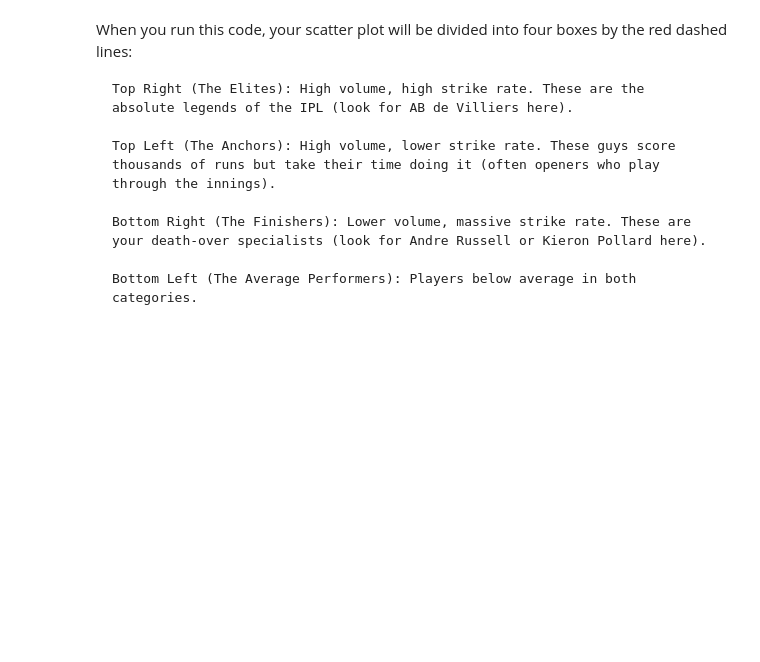
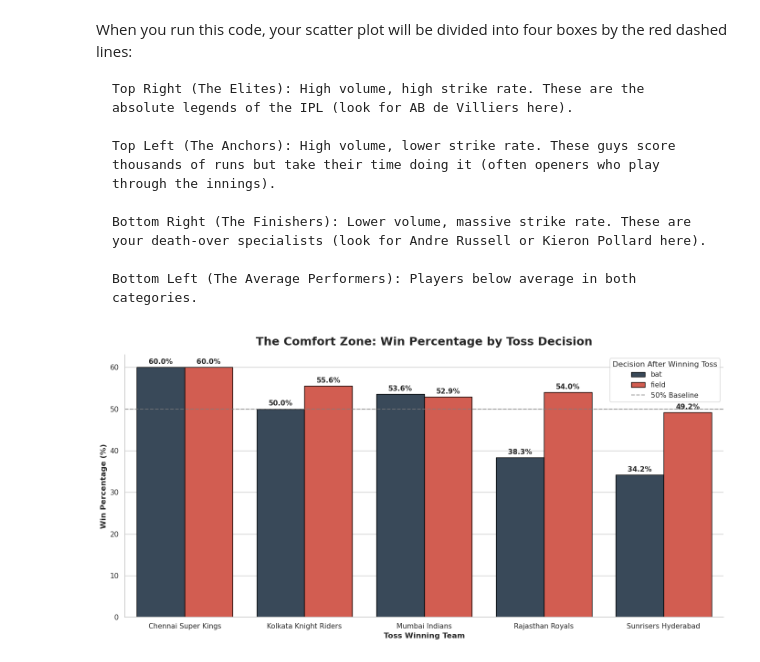
Before and after one commit to lyc0riz/IPL-crunch, a Jupyter notebook: notebooks/03_exploratory_analysis_and_visualization.ipynb, the cells around one changed output. Drawn from its saved outputs; the diff is of its cells as text; code cells hidden in the pictures; blank space fills up the shorter version.

Commit message:
added few visualizations

```diff
--- a/notebooks/03_exploratory_analysis_and_visualization.ipynb
+++ b/notebooks/03_exploratory_analysis_and_visualization.ipynb
@@ -357,3 +357,57 @@ When you run this code, your scatter plot will be divided into four boxes by the
     Bottom Right (The Finishers): Lower volume, massive strike rate. These are your death-over specialists (look for Andre Russell or Kieron Pollard here).
 
     Bottom Left (The Average Performers): Players below average in both categories.
+# %%
+# --- STEP 1: Get Clean Match-Level Data ---
+match_df = df.drop_duplicates(subset=['match_id']).copy()
+
+# --- STEP 2: Filter for Major Franchises ---
+# We use the most established teams for a clean, historically accurate chart
+major_teams = [
+    'Chennai Super Kings', 'Mumbai Indians', 'Kolkata Knight Riders',
+    'Royal Challengers Bangalore', 'Rajasthan Royals', 'Sunrisers Hyderabad'
+]
+
+# Keep only matches where these specific teams won the toss
+toss_data = match_df[match_df['toss_winner'].isin(major_teams)].copy()
+
+# --- STEP 3: The Win Calculation ---
+# Create a binary column: 1 if the toss winner won the match, 0 if they lost
+toss_data['toss_winner_won'] = (toss_data['toss_winner'] == toss_data['winner']).astype(int)
+
+# Group by the Team and their Decision, then calculate the mean (which gives win percentage)
+specialty_stats = toss_data.groupby(['toss_winner', 'toss_decision'])['toss_winner_won'].mean().reset_index()
+
+# Convert decimal to percentage
+specialty_stats['win_percentage'] = specialty_stats['toss_winner_won'] * 100
+
+# --- STEP 4: Build the Visualization ---
+plt.figure(figsize=(14, 7))
+
+ax = sns.barplot(
+    data=specialty_stats,
+    x='toss_winner',
+    y='win_percentage',
+    hue='toss_decision',
+    palette=['#34495e', '#e74c3c'], # Dark Blue for fielding, Red for batting
+    edgecolor='black'
+)
+
+# Add titles and labels
+plt.title('The Comfort Zone: Win Percentage by Toss Decision', fontsize=18, fontweight='bold', pad=15)
+plt.xlabel('Toss Winning Team', fontsize=12, fontweight='bold')
+plt.ylabel('Win Percentage (%)', fontsize=12, fontweight='bold')
+
+# Draw a line at 50% to clearly show what is above average and below average
+plt.axhline(50, color='gray', linestyle='--', alpha=0.7, label='50% Baseline')
+
+# Add the exact percentages on top of the bars
+for container in ax.containers:
+    ax.bar_label(container, fmt='%.1f%%', padding=3, fontsize=11, fontweight='bold')
+
+plt.legend(title='Decision After Winning Toss')
+sns.despine()
+plt.tight_layout()
+plt.show()
+# %% [output]
+[figure, added]
```
Also changed, not shown: parts of 8 cells of this notebook, 1 other file.
